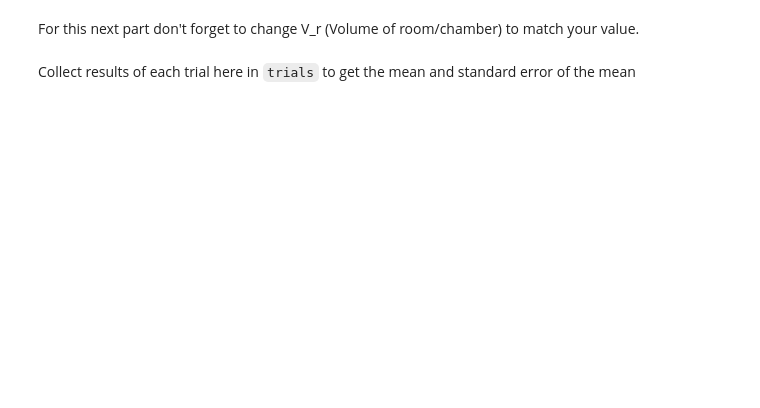
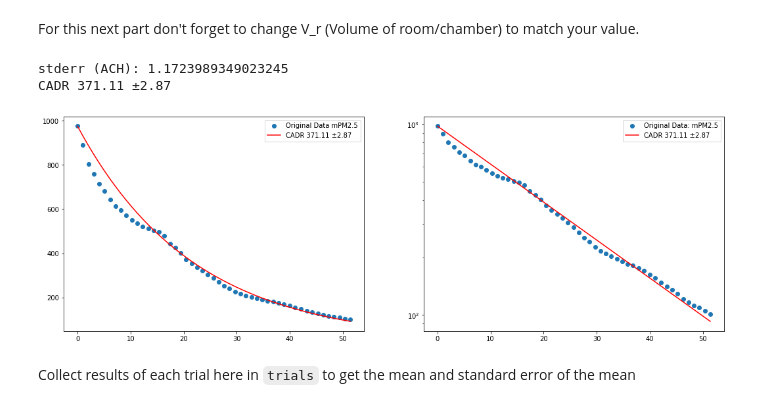
Before and after one commit to robwiss/analyze_cadr, a Jupyter notebook: sensirion_sps30/analyze_cadr_vd_first.ipynb, the cells around one changed output. Cells and saved outputs as stored; diff of their text form; code cells hidden in the pictures; blank space fills up the shorter version.

```diff
--- a/sensirion_sps30/analyze_cadr_vd_first.ipynb
+++ b/sensirion_sps30/analyze_cadr_vd_first.ipynb
@@ -170,25 +224,31 @@ For this next part don't forget to change V_r (Volume of room/chamber) to match
 # %%
 ACH_f = ACH - ACH_vd
 # volume of room
 V_r = (59. / 12) * (59. / 12) * (72.8 / 12) # this is in cubic feet
 CADR = V_r * ACH_f / 60 # units of ACH are 1/h, divide by 60 to convert to 1/minutes so CADR is in cubic feet per minute
 CADR_err = V_r * np.sqrt((naturaldecay_stderr/60)**2 + (totaldecay_stderr/60)**2)
 
 print('stderr (ACH): {}'.format(totaldecay_stderr))
+print("CADR {:0.2f} ±{:0.2f}".format(CADR, CADR_err))
 
 fig, axes = plt.subplots(nrows=1, ncols=2, figsize=(18,6))
 
 plt.subplot(121)
-plt.scatter(df.time, df[col_fit], label="Original Data")
+plt.scatter(df.time, df[col_fit], label="Original Data {}".format(col_fit))
 plt.plot(df.time, f.func(df.time, ACH), 'r-', label="CADR {:0.2f} ±{:0.2f}".format(CADR, CADR_err))
 plt.legend()
 
 plt.subplot(122)
-plt.scatter(df.time, df[col_fit], label="Original Data")
+plt.scatter(df.time, df[col_fit], label="Original Data: {}".format(col_fit))
 plt.plot(df.time, f.func(df.time, ACH), 'r-', label="CADR {:0.2f} ±{:0.2f}".format(CADR, CADR_err))
 plt.yscale('log')
 plt.legend()
+#fig.suptitle('Sensirion SPS30 Trial 3')
 plt.show()
+# %% [output]
+stderr (ACH): 1.1723989349023245
+CADR 371.11 ±2.87
+[figure, added]
 # %% [markdown]
 Collect results of each trial here in `trials` to get the mean and standard error of the mean
 # %%
```
Also changed, not shown: parts of 10 cells of this notebook, 9 other files.
